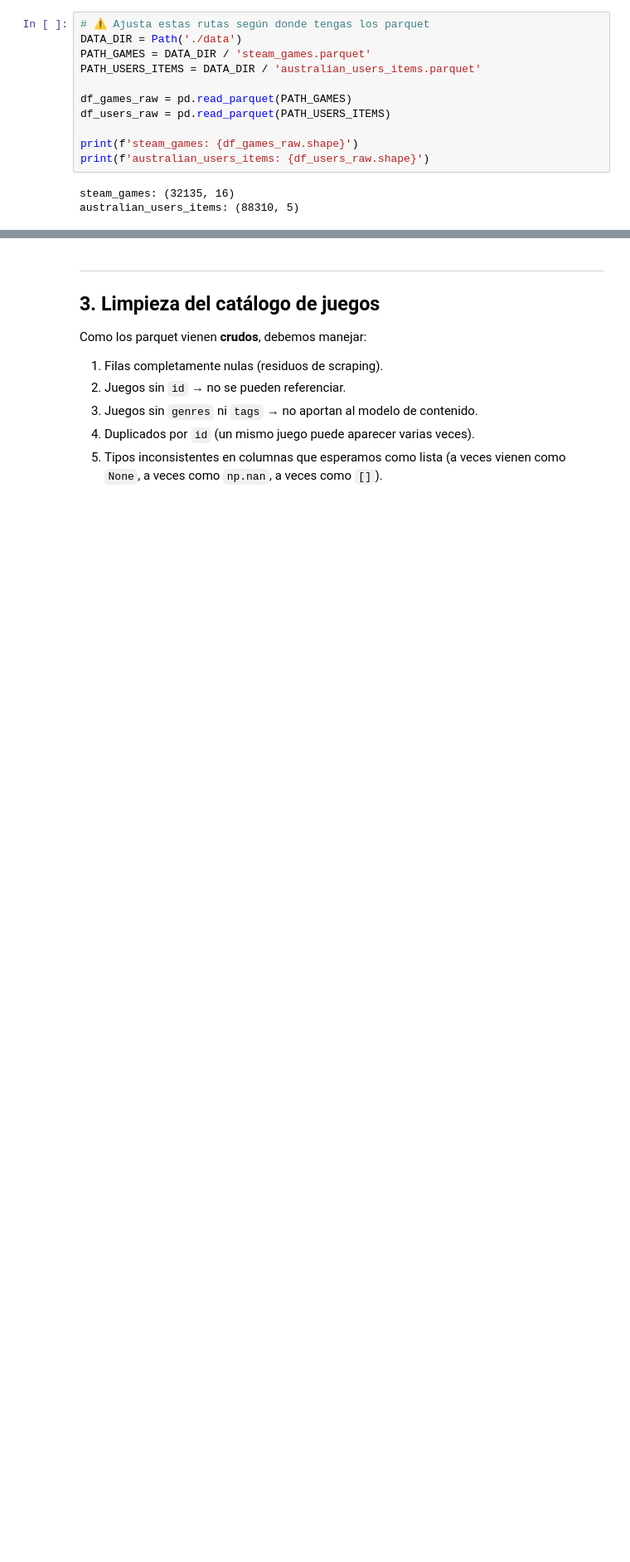
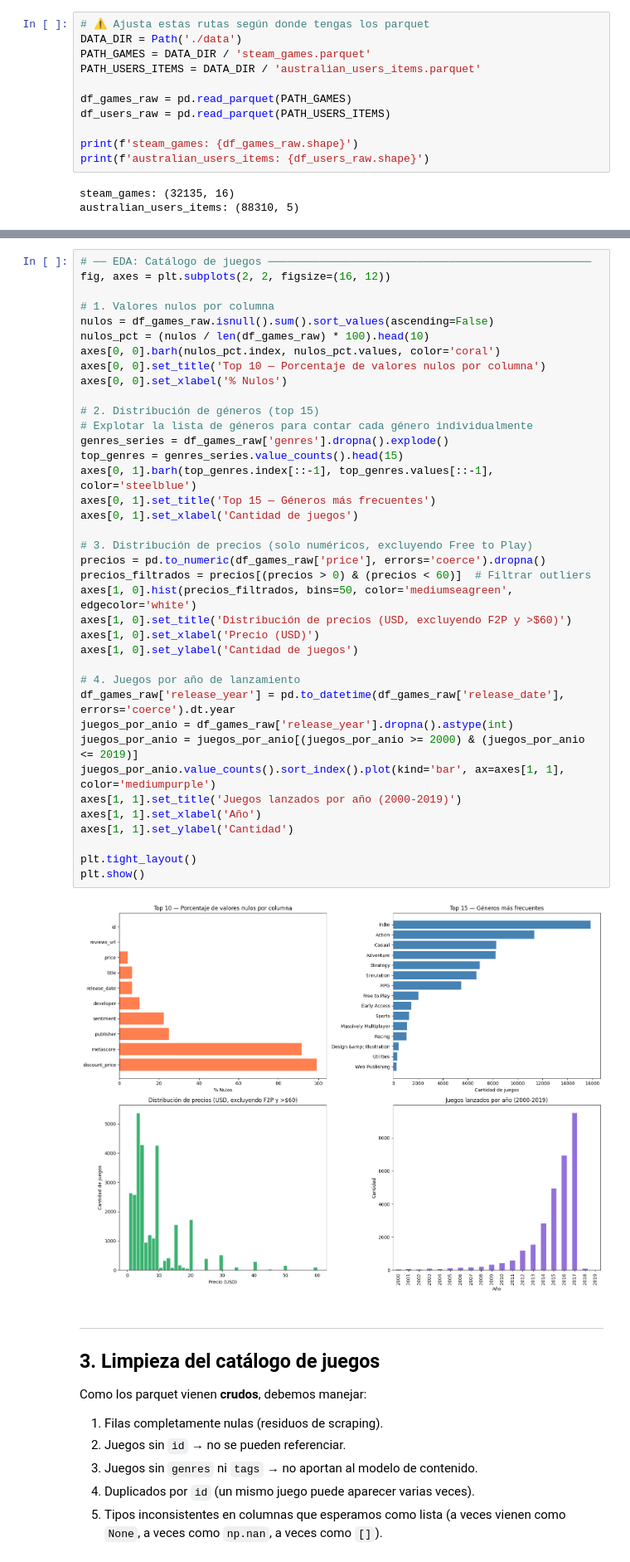
Before and after one commit to ashmander/sistema-recomendador-juegos-steam, a Jupyter notebook: sistema_recomendacion_content_based.ipynb, the cells around one changed output, grey strips where cells are left out. Shown at 83% size. Saved outputs shown, nothing was run; the diff lists cells and outputs as text; blank space fills up the shorter version.

```diff
--- a/sistema_recomendacion_content_based.ipynb
+++ b/sistema_recomendacion_content_based.ipynb
@@ -168,3 +171,43 @@ dtype: object
+# %%
+# ── EDA: Catálogo de juegos ──────────────────────────────────────────────────
+fig, axes = plt.subplots(2, 2, figsize=(16, 12))
+
+# 1. Valores nulos por columna
+nulos = df_games_raw.isnull().sum().sort_values(ascending=False)
+nulos_pct = (nulos / len(df_games_raw) * 100).head(10)
+axes[0, 0].barh(nulos_pct.index, nulos_pct.values, color='coral')
+axes[0, 0].set_title('Top 10 — Porcentaje de valores nulos por columna')
+axes[0, 0].set_xlabel('% Nulos')
+
+# 2. Distribución de géneros (top 15)
+# Explotar la lista de géneros para contar cada género individualmente
+genres_series = df_games_raw['genres'].dropna().explode()
+top_genres = genres_series.value_counts().head(15)
+axes[0, 1].barh(top_genres.index[::-1], top_genres.values[::-1], color='steelblue')
+axes[0, 1].set_title('Top 15 — Géneros más frecuentes')
+axes[0, 1].set_xlabel('Cantidad de juegos')
+
+# 3. Distribución de precios (solo numéricos, excluyendo Free to Play)
+precios = pd.to_numeric(df_games_raw['price'], errors='coerce').dropna()
+precios_filtrados = precios[(precios > 0) & (precios < 60)]  # Filtrar outliers
+axes[1, 0].hist(precios_filtrados, bins=50, color='mediumseagreen', edgecolor='white')
+axes[1, 0].set_title('Distribución de precios (USD, excluyendo F2P y >$60)')
+axes[1, 0].set_xlabel('Precio (USD)')
+axes[1, 0].set_ylabel('Cantidad de juegos')
+
+# 4. Juegos por año de lanzamiento
+df_games_raw['release_year'] = pd.to_datetime(df_games_raw['release_date'], errors='coerce').dt.year
+juegos_por_anio = df_games_raw['release_year'].dropna().astype(int)
+juegos_por_anio = juegos_por_anio[(juegos_por_anio >= 2000) & (juegos_por_anio <= 2019)]
+juegos_por_anio.value_counts().sort_index().plot(kind='bar', ax=axes[1, 1], color='mediumpurple')
+axes[1, 1].set_title('Juegos lanzados por año (2000-2019)')
+axes[1, 1].set_xlabel('Año')
+axes[1, 1].set_ylabel('Cantidad')
+
+plt.tight_layout()
+plt.show()
+# %% [output]
+[figure, added]
 # %% [markdown]
 ---
 ## 3. Limpieza del catálogo de juegos
```
Also changed, not shown: parts of 4 cells of this notebook, 15 other files.
